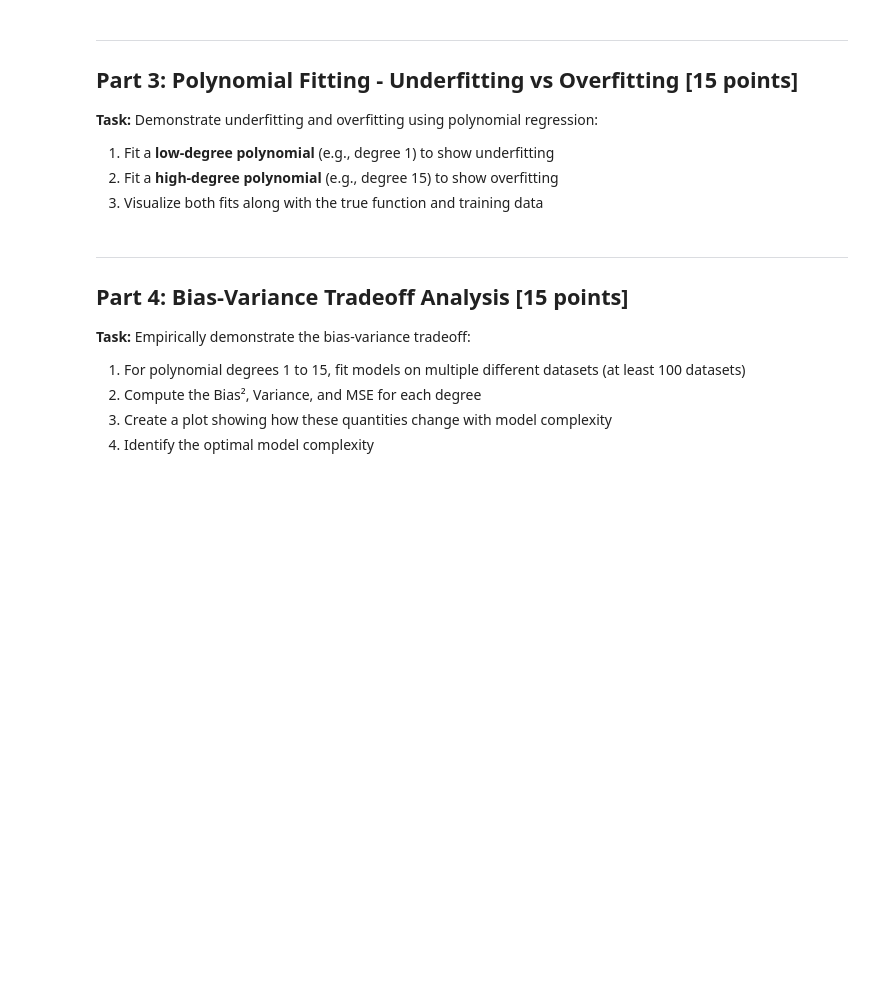
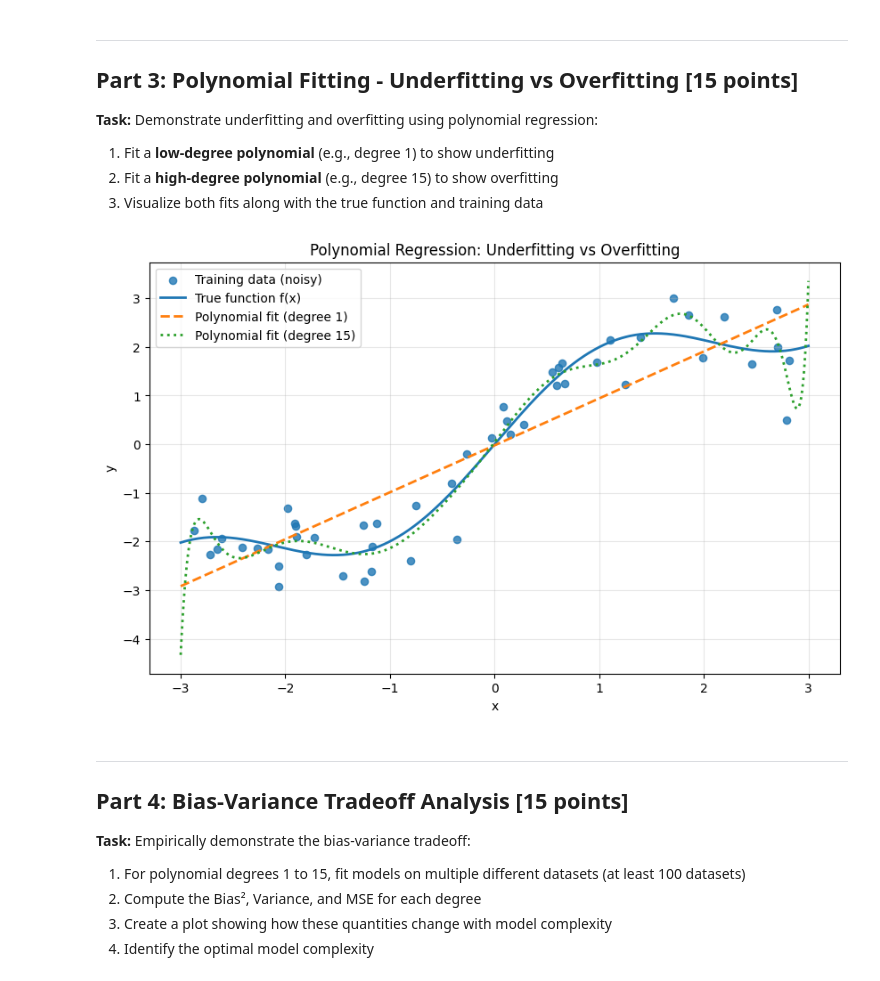
Before and after one commit to tanishpatel0106/Generative-AI-using-LLMs, a Jupyter notebook: Assignment 1/problem1_bias_variance_regularization.ipynb, the cells around one changed output. Drawn from its saved outputs; the diff is of its cells as text; code cells hidden in the pictures; blank space fills up the shorter version.

```diff
--- a/Assignment 1/problem1_bias_variance_regularization.ipynb
+++ b/Assignment 1/problem1_bias_variance_regularization.ipynb
@@ -78,3 +166,37 @@ high_degree = 15  # overfitting
+# %%
+# TODO: Fit polynomials of different degrees
+low_degree = 1   # underfitting
+high_degree = 15  # overfitting
+
+# TODO: Fit the polynomials using np.polyfit
+coef_low = np.polyfit(X_train, y_train, deg=low_degree)
+coef_high = np.polyfit(X_train, y_train, deg=high_degree)
+
+poly_low = np.poly1d(coef_low)
+poly_high = np.poly1d(coef_high)
+
+x_plot = np.linspace(x_range[0], x_range[1], 600)
+
+# Predictions
+y_true = f(x_plot)
+y_low = poly_low(x_plot)
+y_high = poly_high(x_plot)
+
+# TODO: Create visualization comparing underfitting vs overfitting
+plt.figure(figsize=(10, 6))
+plt.scatter(X_train, y_train, s=35, alpha=0.8, label="Training data (noisy)")
+plt.plot(x_plot, y_true, linewidth=2, label="True function f(x)")
+plt.plot(x_plot, y_low, linewidth=2, linestyle="--", label=f"Polynomial fit (degree {low_degree})")
+plt.plot(x_plot, y_high, linewidth=2, linestyle=":", label=f"Polynomial fit (degree {high_degree})")
+
+plt.xlabel("x")
+plt.ylabel("y")
+plt.title("Polynomial Regression: Underfitting vs Overfitting")
+plt.grid(True, alpha=0.3)
+plt.legend()
+plt.show()
+# %% [output]
+[figure, added]
 # %% [markdown]
 ---
 ## Part 4: Bias-Variance Tradeoff Analysis [15 points]
```
Also changed, not shown: parts of 20 cells of this notebook.
